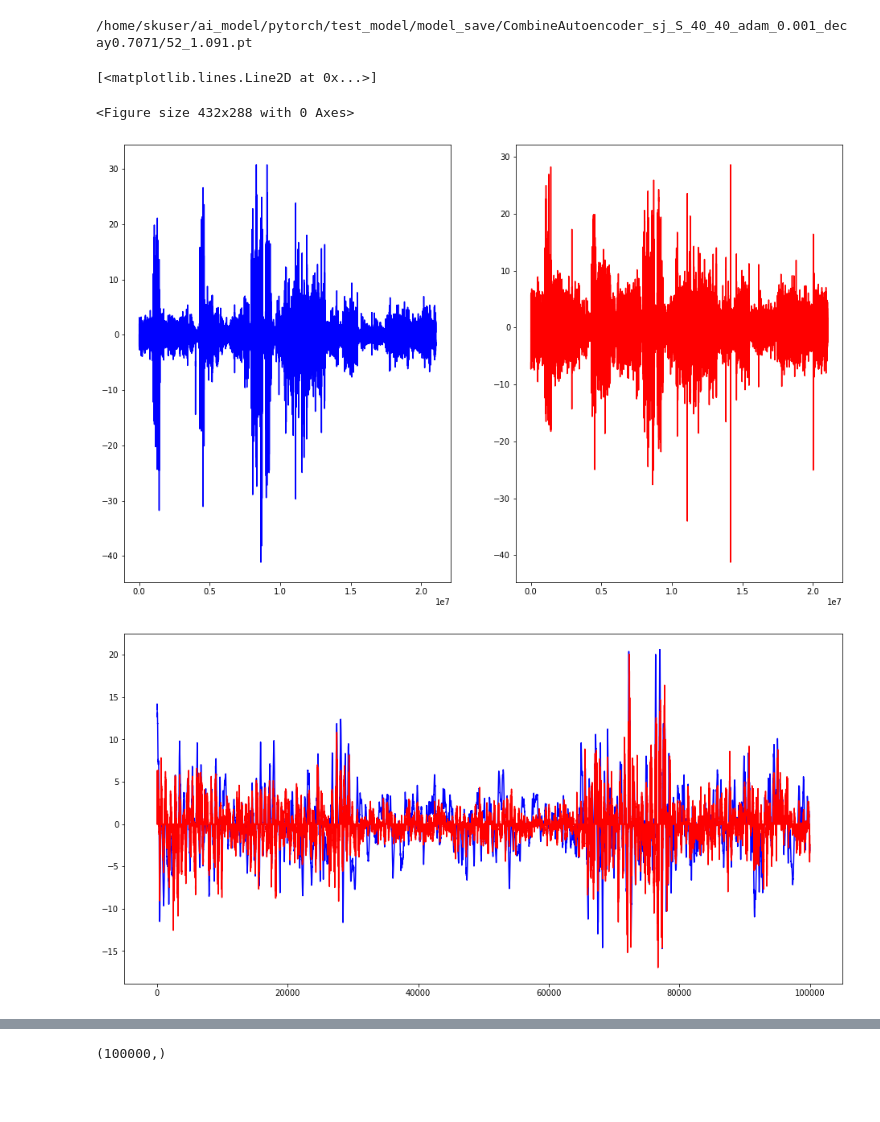
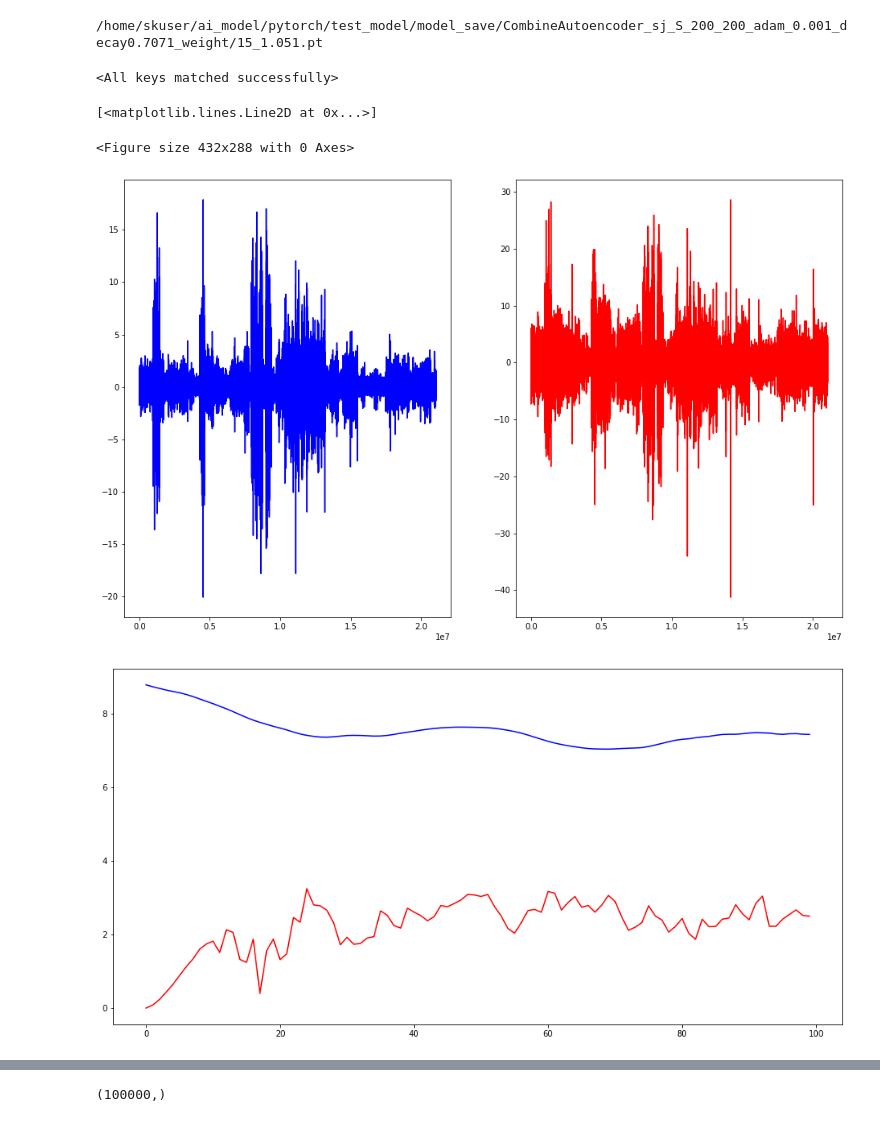
Before and after one commit to lsg1213/ai_model, a Jupyter notebook: pytorch/test_model/visualization.ipynb, the cells around one changed output, grey strips where cells are left out. Cells and saved outputs as stored; diff of their text form; code cells hidden in the pictures; blank space fills up the shorter version.

Commit message:
[WIP] melspectrogram autoencoder

```diff
--- a/pytorch/test_model/visualization.ipynb
+++ b/pytorch/test_model/visualization.ipynb
@@ -11,10 +11,12 @@ import IPython.display as ipd
 args = argparse.ArgumentParser()
 args.add_argument('--gpus', type=str, default='0')
 args.add_argument('--batch', type=int, default=1)
-args.add_argument('--len', type=int, default=40)
-args.add_argument('--b', type=int, default=40)
+args.add_argument('--len', type=int, default=200)
+args.add_argument('--b', type=int, default=200)
 args.add_argument('--mode', type=str, default='sj_S')
 args.add_argument('--model', type=str, default='FCAutoencoder')
+args.add_argument('--weight', action='store_true')
+args.add_argument('--ema', action='store_true')
 config = args.parse_known_args()[0]
 # %%
 SR = 8192
@@ -35,22 +37,23 @@ transfer_f = torch.from_numpy(transfer_f).to(device)
 transfer_f.requires_grad = False
 
 dataset = makeDataset(accel_raw_data, sound_raw_data, config.b, data_length, False)
-name = 'CombineAutoencoder_sj_S_40_40_adam_0.001_decay0.7071/*'
+name = 'CombineAutoencoder_sj_S_200_200_adam_0.001_decay0.7071_weight/*'
 # name = 'FCAutoencoder_sj_S_40_40_adam_0.001_decay0.7071/*'
 modelsavepath = sorted(glob(os.path.join(path, 'model_save/'+name)), key=lambda x: float(x.split('.')[0].split('/')[-1].split('_')[-1]))[0]
-model = getattr(models, name.split('_')[0])((data_length + config.b) * 12, 40 * 8).to(device)
+model = getattr(models, name.split('_')[0])((data_length + config.b), data_length, 12, 8, config).to(device)
 # %%
+print(modelsavepath)
 model.load_state_dict(torch.load(modelsavepath)['model'])
-print(modelsavepath)
 # %% [output]
-/home/skuser/ai_model/pytorch/test_model/model_save/CombineAutoencoder_sj_S_40_40_adam_0.001_decay0.7071/52_1.091.pt
+/home/skuser/ai_model/pytorch/test_model/model_save/CombineAutoencoder_sj_S_200_200_adam_0.001_decay0.7071_weight/15_1.051.pt
+<All keys matched successfully>
 # %%
 dataset_generator = DataLoader(dataset, batch_size=64, shuffle=False)
 data_res, sound_res = [], []
 model.eval()
 with torch.no_grad():
     for data, sound in dataset_generator:
-        data_res.append(conv_with_S(model(data.to(device).transpose(1,2)), S_data=transfer_f, device=device).cpu())
+        data_res.append(conv_with_S(model(data.to(device).transpose(1,2)), S_data=transfer_f, device=device, config=config).cpu())
         sound_res.append(sound)
 # %%
 from time import time
@@ -75,15 +79,15 @@ ax_lst[1].plot(np.arange(sound_res.size(0)), sound_res[:,0], color="red")
 # %% [output]
 [<matplotlib.lines.Line2D at 0x...>]
 <Figure size 432x288 with 0 Axes>
-[figure, old version]
+[figure, new version]
 # %%
 start = 1000000
-end = 1100000
+end = 1000100
 fig=plt.figure(figsize=(16,8))
 ax = fig.add_subplot()
 ax.plot(sound_res[start:end,1], color="blue")
 ax.plot(data_res[start:end,1], color="red")
 # self.writer.add_figure("Train/Plot", fig, data_res.size(0))
 plt.show(fig)
 # %% [output]
-[figure, old version]
+[figure, new version]
```
Also changed, not shown: parts of 9 cells of this notebook, 3 other files.
